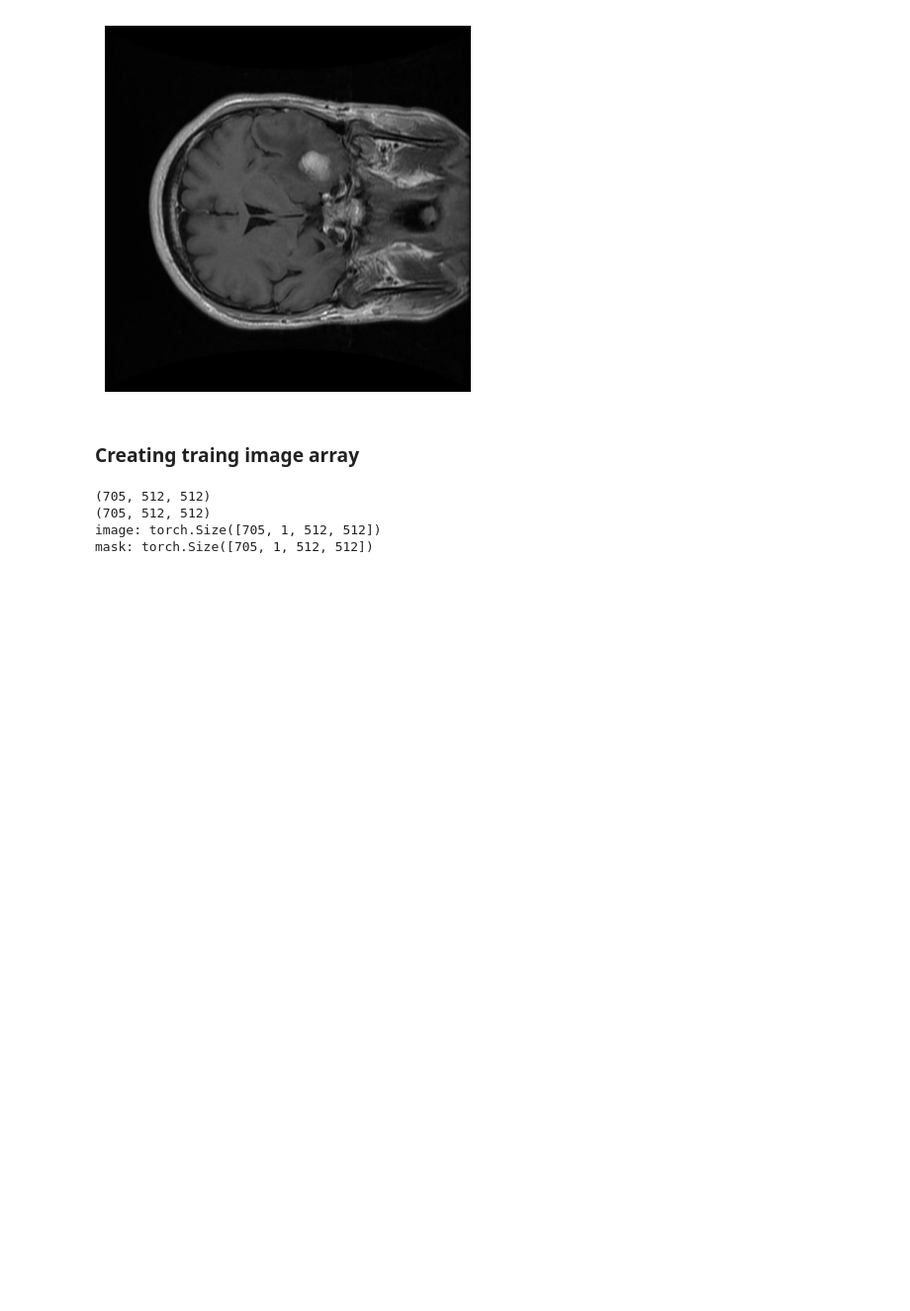
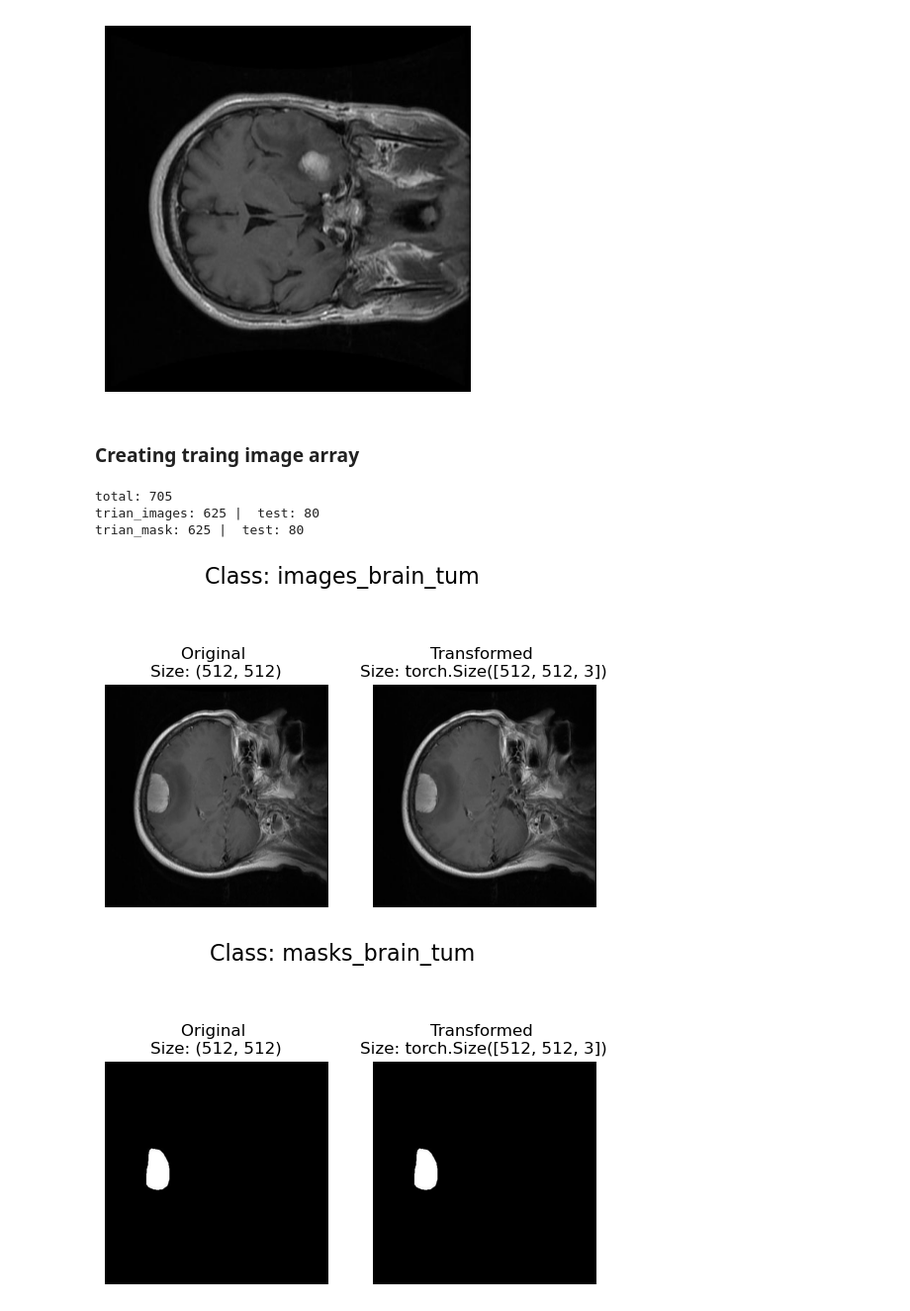
Before and after one commit to nayeem01/Unet-from-scratch-pytorch, a Jupyter notebook: unet-pytorch-brain-tumor.ipynb, the cells around one changed output. Shown at 99% size. Drawn from its saved outputs; the diff is of its cells as text; code cells hidden in the pictures; blank space fills up the shorter version.

```diff
--- a/unet-pytorch-brain-tumor.ipynb
+++ b/unet-pytorch-brain-tumor.ipynb
@@ -109,24 +166,0 @@ for category in categories:
-# %%
-torch.manual_seed(42)
-
-images_np = np.array(images)
-print(images_np.shape)
-images_np = np.squeeze(images_np)
-images_np = np.expand_dims(images_np, axis=1)
-# images_np = np.transpose(images_np, (2, 0, 1))
-images_np = images_np.astype(np.float32)
-tensor_images = torch.from_numpy(images_np.astype(np.float32))
-
-masks_np = np.array(masks)
-print(masks_np.shape)
-masks_np = np.expand_dims(masks_np, axis=1)
-masks_np = masks_np.astype(np.float32)
-tensor_masks = torch.from_numpy(masks_np.astype(np.float32))
-
-print(f"image: {tensor_images.shape}")
-print(f"mask: {tensor_masks.shape}")
-# %% [output]
-(705, 512, 512)
-(705, 512, 512)
-image: torch.Size([705, 1, 512, 512])
-mask: torch.Size([705, 1, 512, 512])
@@ -132,0 +224,37 @@ mask: torch.Size([705, 1, 512, 512])
+# %%
+from pathlib import Path
+random.seed(42)
+
+data_path = Path("/kaggle/input/")
+
+image_path_list = list(data_path.glob("*/*/images_brain_tum/*.jpg"))
+mask_path_list = list(data_path.glob("*/*/masks_brain_tum/*.jpg"))
+
+print(f"total: {len(image_path_list)}")
+
+# img_path = np.array(image_path_list)
+# mask_path = np.array(mask_path_list)
+
+# print(image_path_list)
+# print(img_path)
+
+training_img, test_img = image_path_list[80:], image_path_list[:80]
+training_mask, test_mask = mask_path_list[80:], mask_path_list[:80]
+# training.shape, test.shape
+print(f"trian_images: {len(training_img)} |  test: {len(test_img)}")
+print(f"trian_mask: {len(training_mask)} |  test: {len(test_mask)}")
+
+
+plot_transformed_images(training_img,
+                        transform= data_transform,
+                        n=1)
+
+plot_transformed_images(training_mask,
+                        transform= data_transform,
+                        n=1)
+# %% [output]
+total: 705
+trian_images: 625 |  test: 80
+trian_mask: 625 |  test: 80
+[figure, added]
+[figure, added]
```
Also changed, not shown: parts of 25 cells of this notebook.
